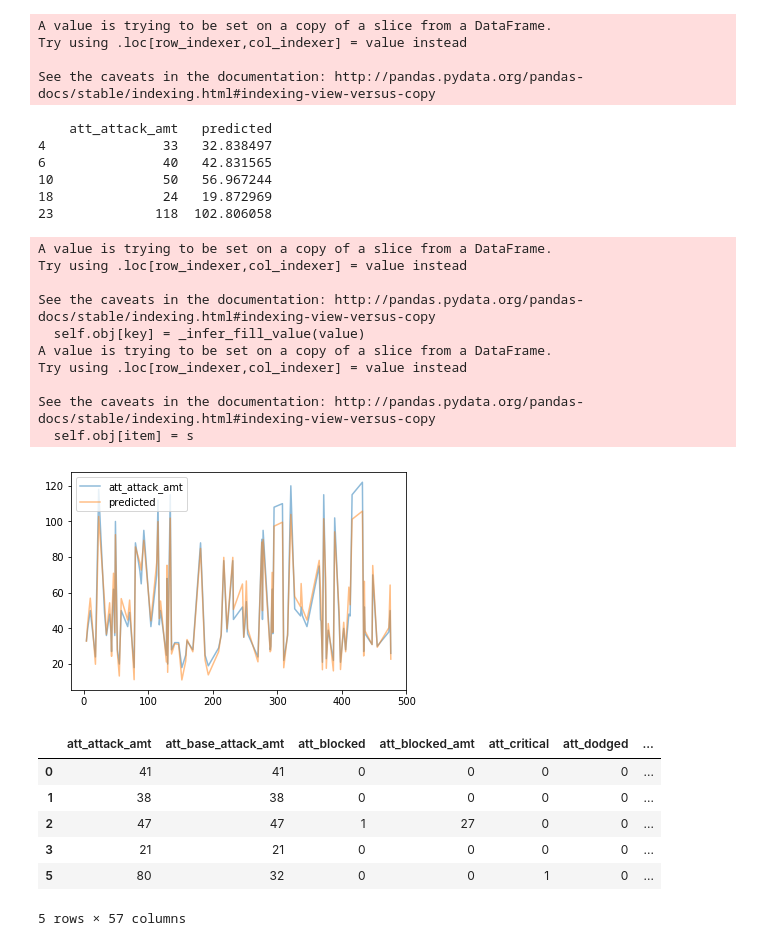
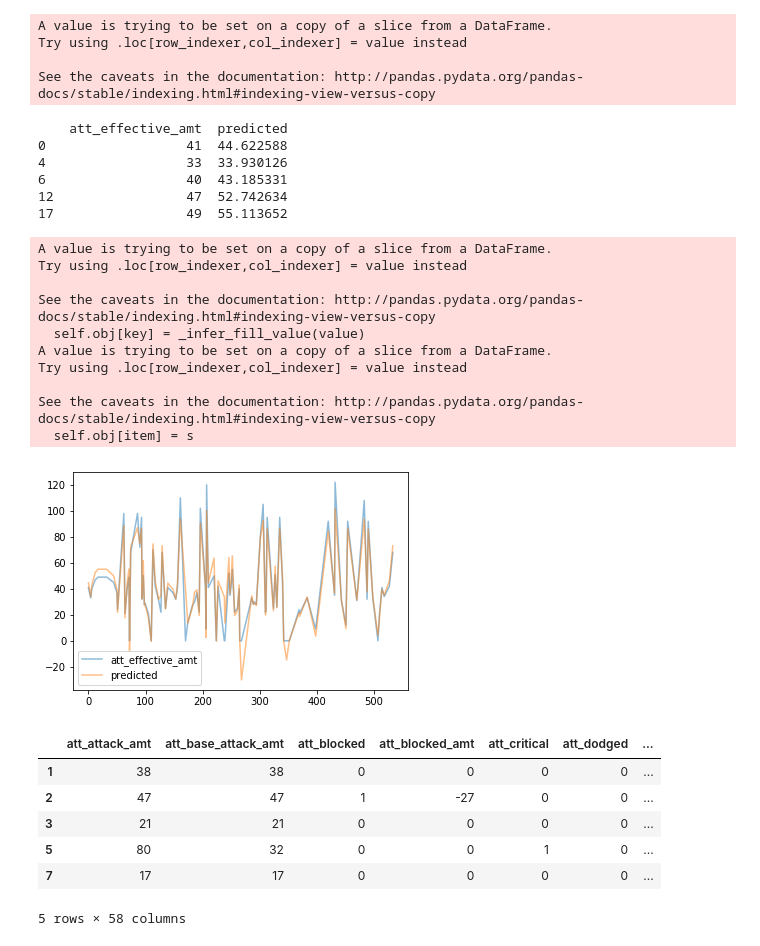
Before and after one commit to bsmi021/py_rpgame, a Jupyter notebook: notebooks/rpg_game_lr.ipynb, the cells around one changed output. Drawn from its saved outputs; the diff is of its cells as text; code cells hidden in the pictures.

```diff
--- a/notebooks/rpg_game_lr.ipynb
+++ b/notebooks/rpg_game_lr.ipynb
@@ -14,5 +14,5 @@ Note that the database store has about 170 records from previous fights recorded
 # %%
-STORE = 'store.h5'
+STORE = 'data/store.h5'
 TABLE_KEY = 'events_df'
 
 with pd.HDFStore(STORE) as store:
@@ -44,24 +44,31 @@ memory usage: 74.9+ MB
 ## Build test and train sets
 # %%
 
-landed_attack_bool = src_df.att_attack_amt > 0
+src_df['att_effective_amt'] = src_df.att_attack_amt - src_df.att_blocked_amt
+src_df['att_blocked_amt'] = -1 * src_df.att_blocked_amt
 
-df = src_df[landed_attack_bool]
-msk = np.random.rand(len(df)) < 0.8
+att_dodged_bool = src_df.att_dodged ==1
 
-train = df[msk]
-test = df[~msk]
+src_df.loc[att_dodged_bool, 'att_effective_amt'] = 0
+
+#landed_attack_bool = src_df.att_attack_amt > 0
+
+#df = src_df[landed_attack_bool]
+msk = np.random.rand(len(src_df)) < 0.8
+
+train = src_df[msk]
+test = src_df[~msk]
 # %% [markdown]
 ### Build the model
 # %%
 model = LinearRegression(fit_intercept=False)
 
-input_cols = ['player_critical_chance', 'att_base_attack_amt',
-              'player_min_damage', 'player_max_damage', 'att_blocked',
-              'att_critical', 'att_dodged', 'att_missed']
+input_cols = ['att_blocked_amt', 'att_base_attack_amt',
+                  'player_min_damage', 'player_max_damage', 'att_blocked',
+                  'att_critical', 'att_dodged', 'att_missed']
 
 x_train = train[input_cols]
-y_train = train[['att_attack_amt']]
+y_train = train[['att_effective_amt']]
 
 x_test = test[input_cols]
 
@@ -77,14 +84,14 @@ See the caveats in the documentation: http://pandas.pydata.org/pandas-docs/stabl
 pred = model.predict(test[input_cols])
 
 test.loc[:, 'predicted'] = pred
-print(test.loc[:,['att_attack_amt', 'predicted']].head())
+print(test.loc[:,['att_effective_amt', 'predicted']].head())
 # %% [output]
-    att_attack_amt   predicted
-4               33   32.838497
-6               40   42.831565
-10              50   56.967244
-18              24   19.872969
-23             118  102.806058
+    att_effective_amt  predicted
+0                  41  44.622588
+4                  33  33.930126
+6                  40  43.185331
+12                 47  52.742634
+17                 49  55.113652
 A value is trying to be set on a copy of a slice from a DataFrame.
 Try using .loc[row_indexer,col_indexer] = value instead
 
@@ -96,17 +103,17 @@ Try using .loc[row_indexer,col_indexer] = value instead
 See the caveats in the documentation: http://pandas.pydata.org/pandas-docs/stable/indexing.html#indexing-view-versus-copy
   self.obj[item] = s
 # %%
-test[['att_attack_amt', 'predicted']].head(100).plot(alpha=.5);
+test[['att_effective_amt', 'predicted']].head(100).plot(alpha=.5);
 # %% [output]
-[figure, old version]
+[figure, new version]
 # %%
 train.head()
 # %% [output]
 |  | att_attack_amt | att_base_attack_amt | att_blocked | att_blocked_amt | att_critical | att_dodged | ... |
-| 0 | 41 | 41 | 0 | 0 | 0 | 0 | ... |
 | 1 | 38 | 38 | 0 | 0 | 0 | 0 | ... |
-| 2 | 47 | 47 | 1 | 27 | 0 | 0 | ... |
+| 2 | 47 | 47 | 1 | -27 | 0 | 0 | ... |
 | 3 | 21 | 21 | 0 | 0 | 0 | 0 | ... |
 | 5 | 80 | 32 | 0 | 0 | 1 | 0 | ... |
+| 7 | 17 | 17 | 0 | 0 | 0 | 0 | ... |
-5 rows × 57 columns
+5 rows × 58 columns
 # %%
```
Also changed, not shown: parts of 7 cells of this notebook, 3 other files.
